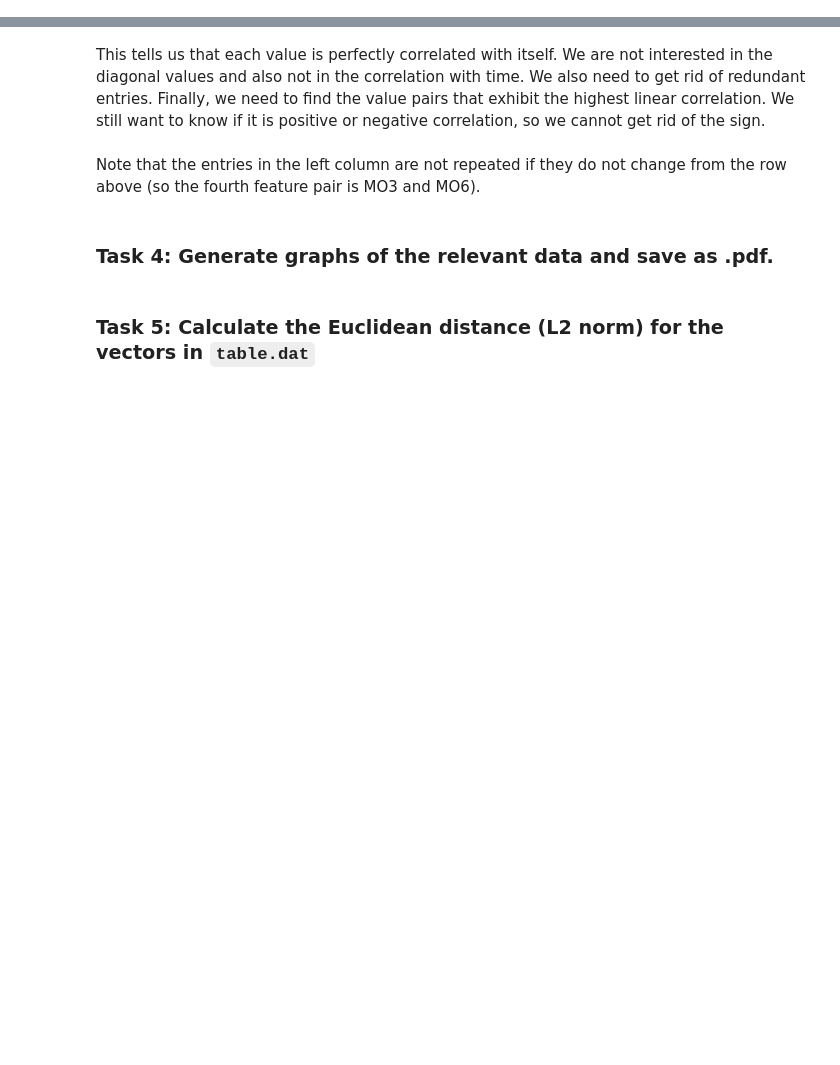
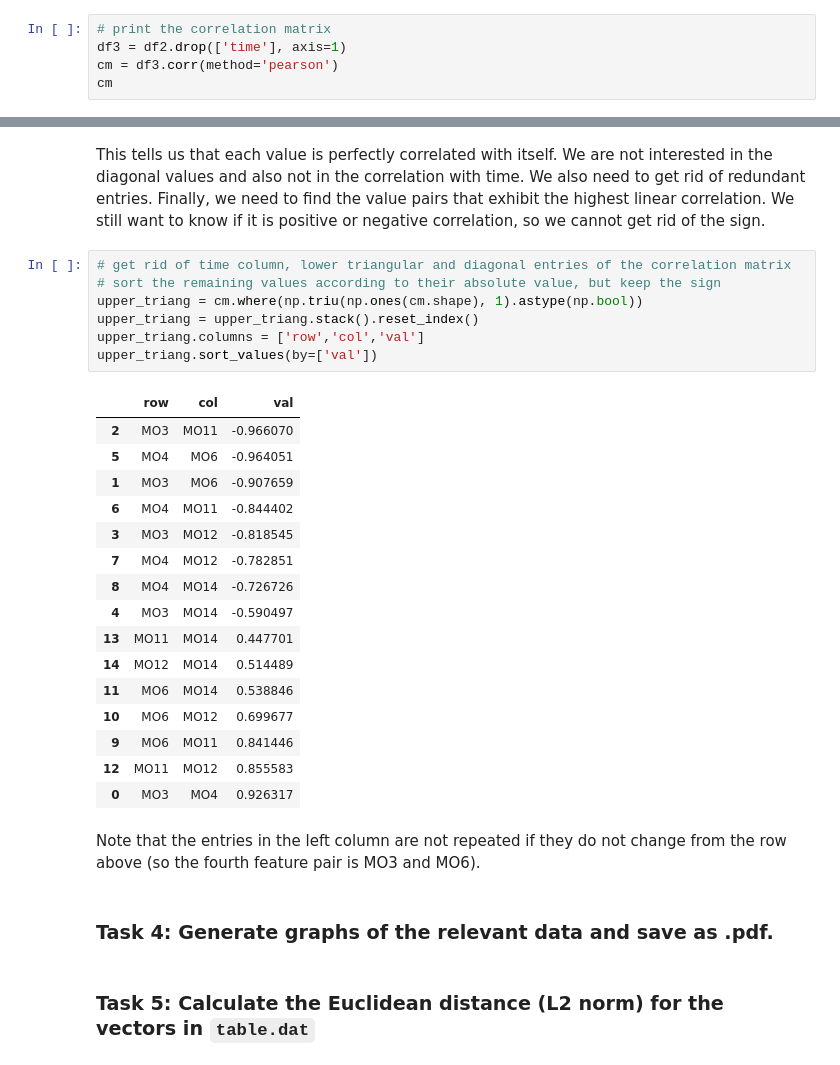
Before and after one commit to bittrine/artdevscisw_team_noone, a Jupyter notebook: unit1/src/notebook_unit1.ipynb, the cells around one changed output, grey strips where cells are left out. Drawn from its saved outputs; the diff is of its cells as text; blank space fills up the shorter version.

```diff
--- a/unit1/src/notebook_unit1.ipynb
+++ b/unit1/src/notebook_unit1.ipynb
@@ -91,3 +125,8 @@ $r = \frac{\sum_i(x_i − \bar{x})(y_i − \bar{y})}{\sqrt{\sum_i(x_i − \bar{x
 Here, $\bar{x}$ and $\bar{y}$ indicate mean values. $i$ runs over the whole data set. For a positive correlation, $r$ is positive, and negative for a negative correlation, with minimum and maximum values of -1 and 1, indicating a perfectly linear relationship. Weakly or not correlated features are characterized by $r$-values close to 0.
 
 Other measures of correlation that can be used are Spearman's rank (value pairs follow monotonic function) or Kendall's $\tau$ (measures ordinal association), but they do not apply here. You can also define measures yourself.
+# %%
+# print the correlation matrix
+df3 = df2.drop(['time'], axis=1)
+cm = df3.corr(method='pearson')
+cm
@@ -94,5 +141,29 @@ Other measures of correlation that can be used are Spearman's rank (value pairs
 # %% [markdown]
 This tells us that each value is perfectly correlated with itself. We are not interested in the diagonal values and also not in the correlation with time. We also need to get rid of redundant entries. Finally, we need to find the value pairs that exhibit the highest linear correlation. We still want to know if it is positive or negative correlation, so we cannot get rid of the sign.
+# %%
+# get rid of time column, lower triangular and diagonal entries of the correlation matrix
+# sort the remaining values according to their absolute value, but keep the sign
+upper_triang = cm.where(np.triu(np.ones(cm.shape), 1).astype(np.bool))
+upper_triang = upper_triang.stack().reset_index()
+upper_triang.columns = ['row','col','val']
+upper_triang.sort_values(by=['val'])
+# %% [output]
+|  | row | col | val |
+| 2 | MO3 | MO11 | -0.966070 |
+| 5 | MO4 | MO6 | -0.964051 |
+| 1 | MO3 | MO6 | -0.907659 |
+| 6 | MO4 | MO11 | -0.844402 |
+| 3 | MO3 | MO12 | -0.818545 |
+| 7 | MO4 | MO12 | -0.782851 |
+| 8 | MO4 | MO14 | -0.726726 |
+| 4 | MO3 | MO14 | -0.590497 |
+| 13 | MO11 | MO14 | 0.447701 |
+| 14 | MO12 | MO14 | 0.514489 |
+| 11 | MO6 | MO14 | 0.538846 |
+| 10 | MO6 | MO12 | 0.699677 |
+| 9 | MO6 | MO11 | 0.841446 |
+| 12 | MO11 | MO12 | 0.855583 |
+| 0 | MO3 | MO4 | 0.926317 |
 # %% [markdown]
 Note that the entries in the left column are not repeated if they do not change from the row above (so the fourth feature pair is MO3 and MO6).
 # %% [markdown]
```
Also changed, not shown: parts of 10 cells of this notebook, 3 other files.
